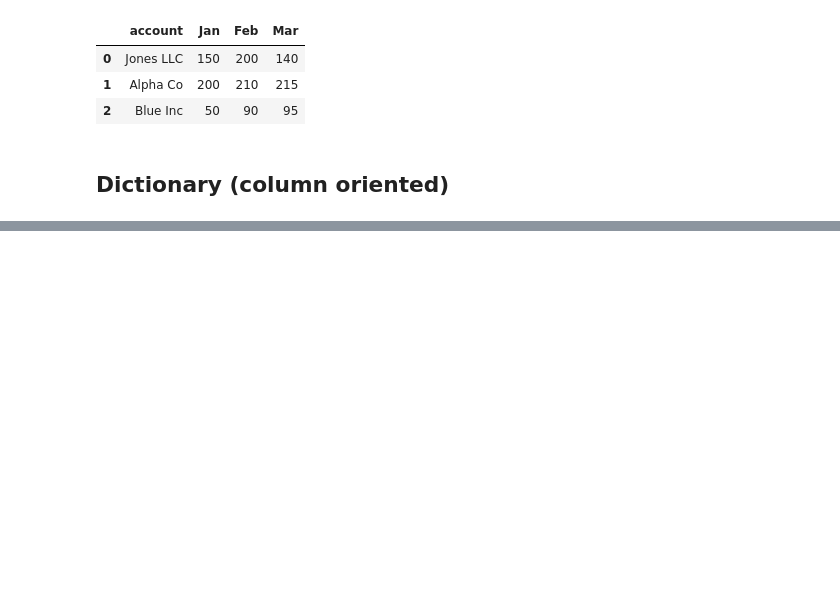
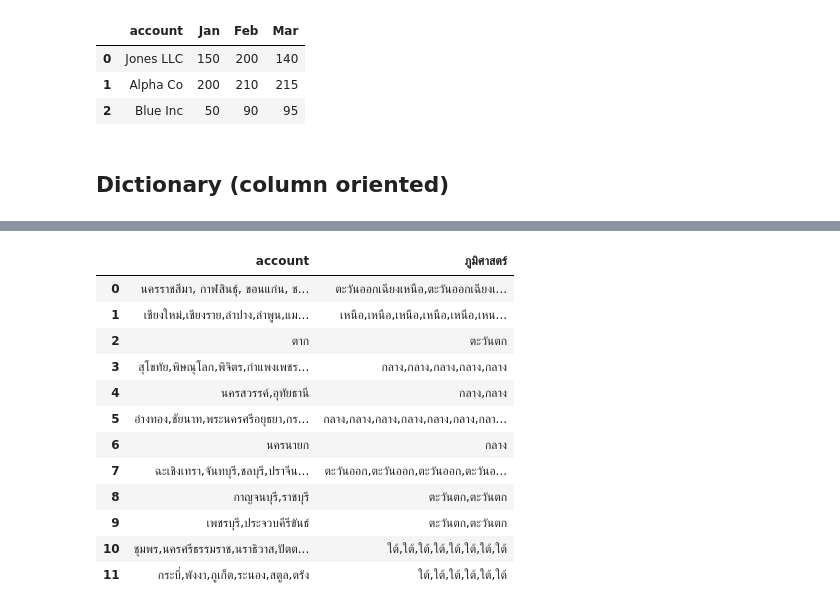
Before and after one commit to PhinyadaPhen/data_viz_2022, a Jupyter notebook: Pandas102.ipynb, the cells around one changed output, grey strips where cells are left out. Drawn from its saved outputs; the diff is of its cells as text; code cells hidden in the pictures; blank space fills up the shorter version.

```diff
--- a/Pandas102.ipynb
+++ b/Pandas102.ipynb
@@ -399,0 +423,21 @@ data_dict = { 'account':['Jones LLC','Alpha Co','Blue Inc'],
+# %%
+data_thailand = { 'account':['นครราชสีมา, กาฬสินธุ์, ขอนแก่น, ชัยภูมิ, นครพนม, บึงกาฬ, บุรีรัมย์, มหาสารคาม, มุกดาหาร, ยโสธร, ร้อยเอ็ด, ศรีสะเกษ, เลย, สกลนคร, สุรินทร์, หนองคาย, หนองบัวลำภู, อุดรธานี, อุบลราชธานี, อำนาจเจริญ','เชียงใหม่,เชียงราย,ลำปาง,ลำพูน,แม่ฮ่องสอน,น่าน,พะเยา,แพร่,อุตรดิตถ์','ตาก','สุโขทัย,พิษณุโลก,พิจิตร,กำแพงเพชร,เพชรบูรณ์','นครสวรรค์,อุทัยธานี','อ่างทอง,ชัยนาท,พระนครศรีอยุธยา,กรุงเทพฯ,ลพบุรี,นครปฐม,นนทบุรี,ปทุนธานี,สมุทรปราการ,สมุทรสาคร,สมุทรสงคราม,สระบุรี,สิงห์บุรี,สุพรรณบุรี','นครนายก','ฉะเชิงเทรา,จันทบุรี,ชลบุรี,ปราจีนบุรี,ระยอง,สระแก้ว,ตราด','กาญจนบุรี,ราชบุรี','เพชรบุรี,ประจวบคีรีขันธ์','ชุมพร,นครศรีธรรมราช,นราธิวาส,ปัตตานี,พัทลุง,สงขลา,สุราษฏร์ธานี,ยะลา','กระบี่,พังงา,ภูเก็ต,ระนอง,สตูล,ตรัง'],
+                 'ภูมิศาสตร์':['ตะวันออกเฉียงเหนือ,ตะวันออกเฉียงเหนือ,ตะวันออกเฉียงเหนือ,ตะวันออกเฉียงเหนือ,ตะวันออกเฉียงเหนือ,ตะวันออกเฉียงเหนือ,ตะวันออกเฉียงเหนือ,ตะวันออกเฉียงเหนือ,ตะวันออกเฉียงเหนือ,ตะวันออกเฉียงเหนือ,ตะวันออกเฉียงเหนือ,ตะวันออกเฉียงเหนือ,ตะวันออกเฉียงเหนือ,ตะวันออกเฉียงเหนือ,ตะวันออกเฉียงเหนือ,ตะวันออกเฉียงเหนือ,ตะวันออกเฉียงเหนือ,ตะวันออกเฉียงเหนือ,ตะวันออกเฉียงเหนือ,ตะวันออกเฉียงเหนือ','เหนือ,เหนือ,เหนือ,เหนือ,เหนือ,เหนือ,เหนือ,เหนือ,เหนือ,','ตะวันตก','กลาง,กลาง,กลาง,กลาง,กลาง','กลาง,กลาง','กลาง,กลาง,กลาง,กลาง,กลาง,กลาง,กลาง,กลาง,กลาง,กลาง,กลาง,กลาง,กลาง,กลาง','กลาง','ตะวันออก,ตะวันออก,ตะวันออก,ตะวันออก,ตะวันออก,ตะวันออก,ตะวันออก','ตะวันตก,ตะวันตก','ตะวันตก,ตะวันตก','ใต้,ใต้,ใต้,ใต้,ใต้,ใต้,ใต้,ใต้','ใต้,ใต้,ใต้,ใต้,ใต้,ใต้']
+                 }
+# %%
+df5 = pd.DataFrame.from_dict(data_thailand)
+df5
+# %% [output]
+|  | account | ภูมิศาสตร์ |
+| 0 | นครราชสีมา, กาฬสินธุ์, ขอนแก่น, ช... | ตะวันออกเฉียงเหนือ,ตะวันออกเฉียงเ... |
+| 1 | เชียงใหม่,เชียงราย,ลำปาง,ลำพูน,แม... | เหนือ,เหนือ,เหนือ,เหนือ,เหนือ,เหน... |
+| 2 | ตาก | ตะวันตก |
+| 3 | สุโขทัย,พิษณุโลก,พิจิตร,กำแพงเพชร... | กลาง,กลาง,กลาง,กลาง,กลาง |
+| 4 | นครสวรรค์,อุทัยธานี | กลาง,กลาง |
+| 5 | อ่างทอง,ชัยนาท,พระนครศรีอยุธยา,กร... | กลาง,กลาง,กลาง,กลาง,กลาง,กลาง,กลา... |
+| 6 | นครนายก | กลาง |
+| 7 | ฉะเชิงเทรา,จันทบุรี,ชลบุรี,ปราจีน... | ตะวันออก,ตะวันออก,ตะวันออก,ตะวันอ... |
+| 8 | กาญจนบุรี,ราชบุรี | ตะวันตก,ตะวันตก |
+| 9 | เพชรบุรี,ประจวบคีรีขันธ์ | ตะวันตก,ตะวันตก |
+| 10 | ชุมพร,นครศรีธรรมราช,นราธิวาส,ปัตต... | ใต้,ใต้,ใต้,ใต้,ใต้,ใต้,ใต้,ใต้ |
+| 11 | กระบี่,พังงา,ภูเก็ต,ระนอง,สตูล,ตรัง | ใต้,ใต้,ใต้,ใต้,ใต้,ใต้ |
```
Also changed, not shown: parts of 8 cells of this notebook.
